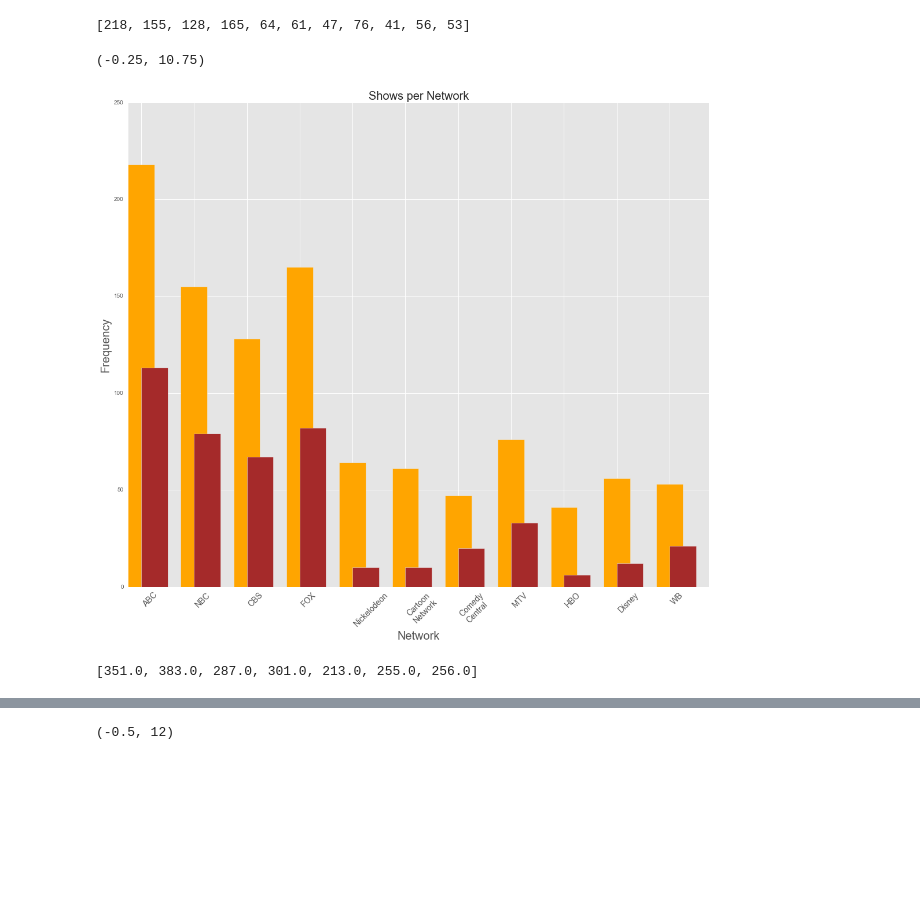
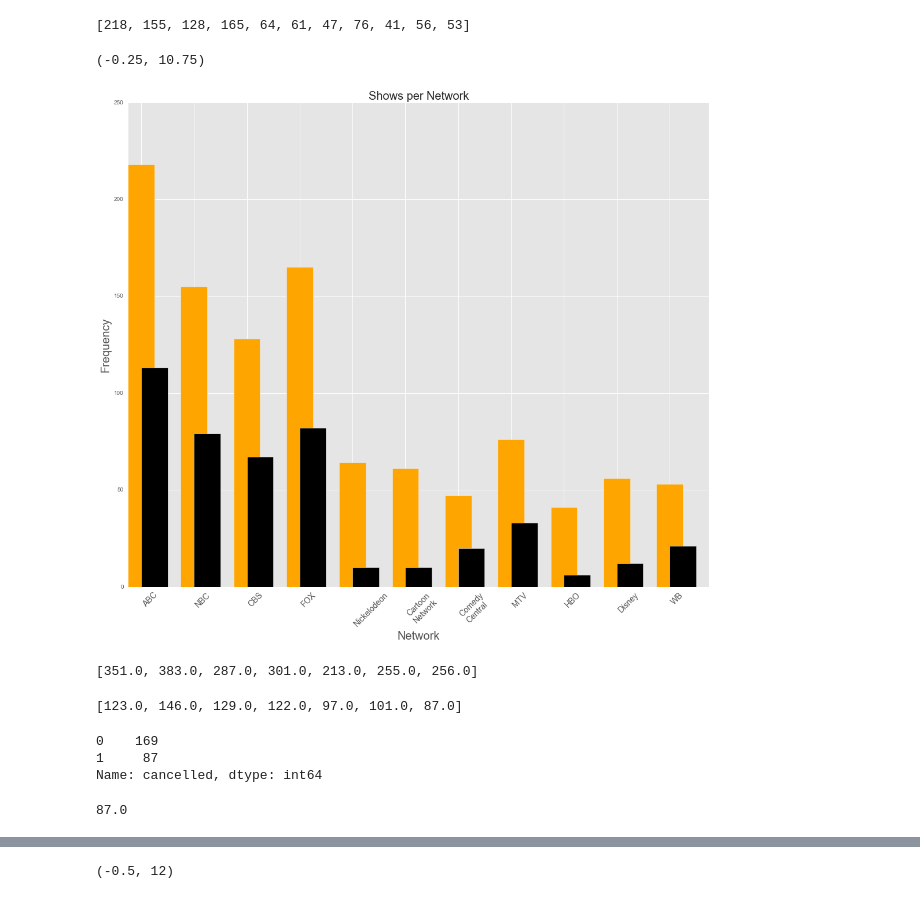
Before and after one commit to cgeppig/Will_My_Show_Get_Cancelled, a Jupyter notebook: Capstone_plotting.ipynb, the cells around one changed output, grey strips where cells are left out. Saved outputs shown, nothing was run; the diff lists cells and outputs as text; code cells hidden in the pictures; blank space fills up the shorter version.

```diff
--- a/Capstone_plotting.ipynb
+++ b/Capstone_plotting.ipynb
@@ -221,14 +233,14 @@ network_numbers
 # %%
 plt.figure(figsize=(18, 15))
 plt.bar(range(0, len(network_numbers)), network_numbers, width=.5, align='center', color='orange')
-plt.bar(range(0, len(cancelled_network_numbers)), cancelled_network_numbers, width=.5, color='brown')
+plt.bar(range(0, len(cancelled_network_numbers)), cancelled_network_numbers, width=.5, color='black')
 plt.title('Shows per Network', fontsize=20)
 plt.xlabel('Network', fontsize=20)
 plt.ylabel('Frequency', fontsize=20)
 plt.xticks(range(0,11), ['ABC', 'NBC', 'CBS', 'FOX', 'Nickelodeon', 'Cartoon\nNetwork', 'Comedy\nCentral', 'MTV', 'HBO', 'Disney', 'WB'],
           fontsize=14, rotation=45, ha='left')
 plt.xlim((-.25,10.75))
 # %% [output]
 (-0.25, 10.75)
-[figure, old version]
+[figure, new version]
 # %%
@@ -245,3 +259,7 @@ for i in weekdays:
 weekday_numbers
 # %% [output]
 [351.0, 383.0, 287.0, 301.0, 213.0, 255.0, 256.0]
+# %%
+cancelled_weekday_numbers
+# %% [output]
+[123.0, 146.0, 129.0, 122.0, 97.0, 101.0, 87.0]
@@ -248,3 +268,13 @@ weekday_numbers
+# %%
+sat_shows['cancelled'].value_counts()
+# %% [output]
+0    169
+1     87
+Name: cancelled, dtype: int64
+# %%
+cancelled_shows['started_saturday'].sum()
+# %% [output]
+87.0
 # %%
 plt.figure(figsize=(18, 15))
 plt.bar(range(0, len(weekday_numbers)), weekday_numbers, align='center', width=.5, color='b')
```
Also changed, not shown: parts of 11 cells of this notebook, 1 other file.
